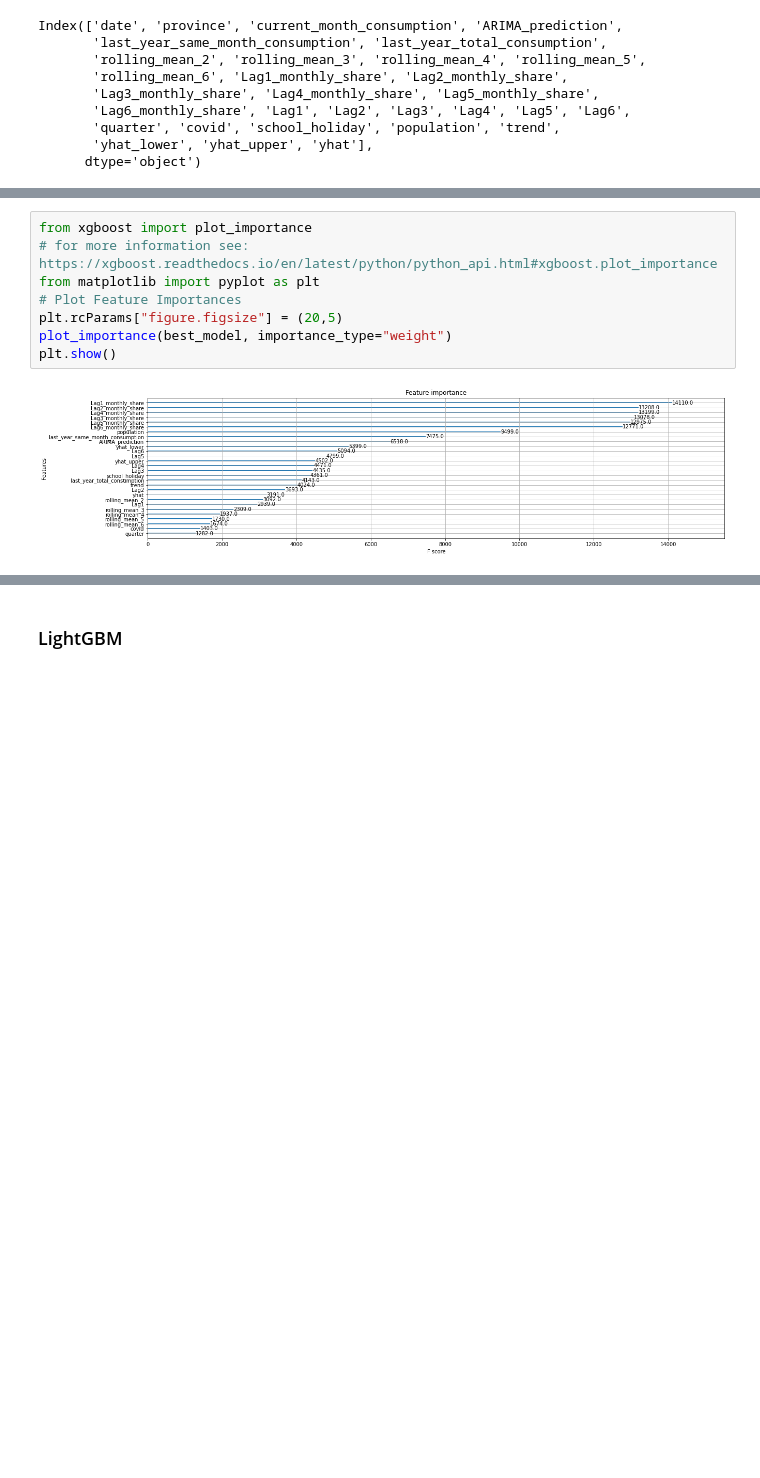
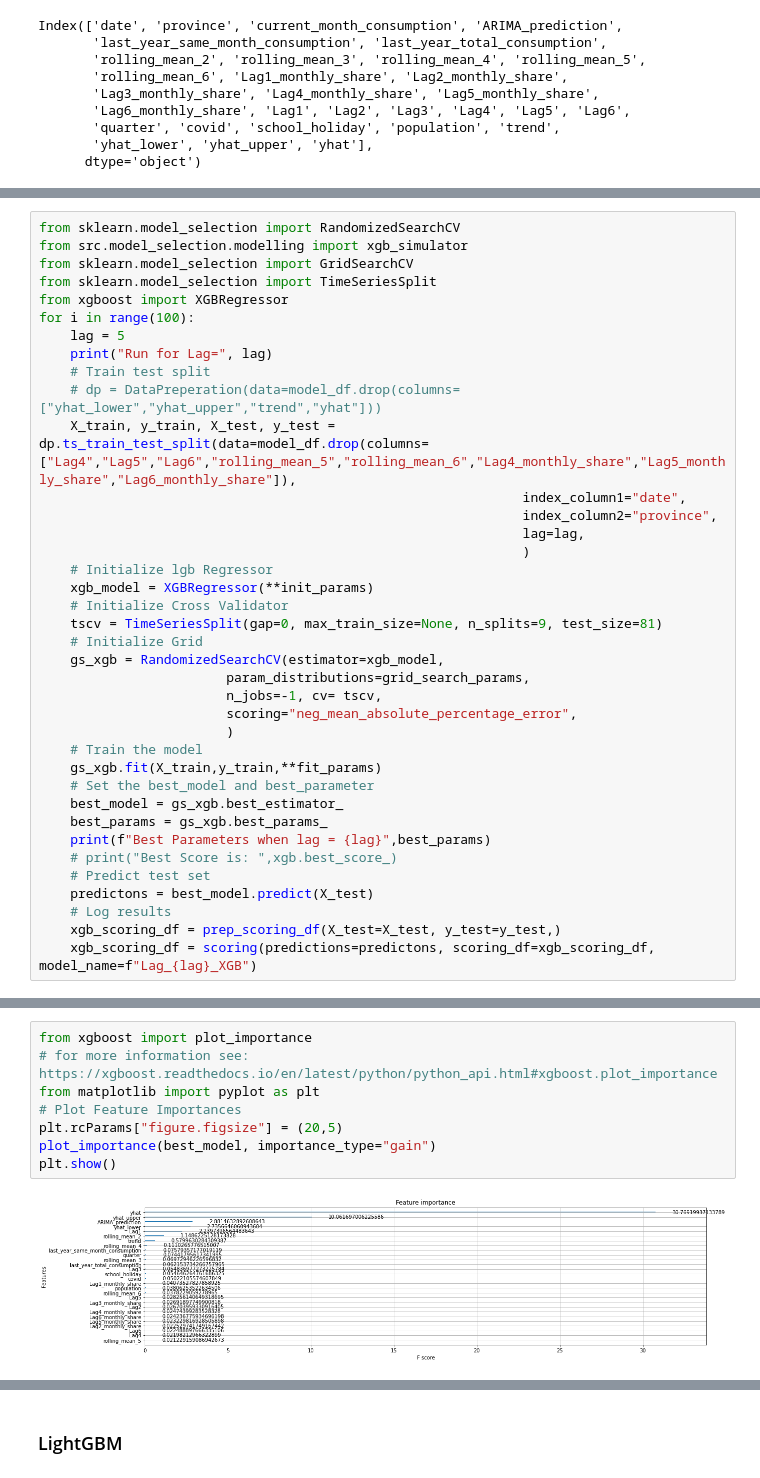
Before and after one commit to dberkerdem/diesel_consumption_prediction, a Jupyter notebook: fine_tune.ipynb, the cells around one changed output, grey strips where cells are left out. Drawn from its saved outputs; the diff is of its cells as text; blank space fills up the shorter version.

```diff
--- a/fine_tune.ipynb
+++ b/fine_tune.ipynb
@@ -189,0 +178,38 @@ Number of records greater than 5 percent error: 74
+# %%
+from sklearn.model_selection import RandomizedSearchCV
+from src.model_selection.modelling import xgb_simulator
+from sklearn.model_selection import GridSearchCV
+from sklearn.model_selection import TimeSeriesSplit
+from xgboost import XGBRegressor
+for i in range(100):
+    lag = 5
+    print("Run for Lag=", lag)
+    # Train test split
+    # dp = DataPreperation(data=model_df.drop(columns=["yhat_lower","yhat_upper","trend","yhat"]))
+    X_train, y_train, X_test, y_test = dp.ts_train_test_split(data=model_df.drop(columns=["Lag4","Lag5","Lag6","rolling_mean_5","rolling_mean_6","Lag4_monthly_share","Lag5_monthly_share","Lag6_monthly_share"]),
+                                                              index_column1="date",
+                                                              index_column2="province",
+                                                              lag=lag,
+                                                              )
+    # Initialize lgb Regressor
+    xgb_model = XGBRegressor(**init_params)
+    # Initialize Cross Validator
+    tscv = TimeSeriesSplit(gap=0, max_train_size=None, n_splits=9, test_size=81)
+    # Initialize Grid
+    gs_xgb = RandomizedSearchCV(estimator=xgb_model,
+                        param_distributions=grid_search_params,
+                        n_jobs=-1, cv= tscv,
+                        scoring="neg_mean_absolute_percentage_error",
+                        )
+    # Train the model
+    gs_xgb.fit(X_train,y_train,**fit_params)
+    # Set the best_model and best_parameter
+    best_model = gs_xgb.best_estimator_
+    best_params = gs_xgb.best_params_
+    print(f"Best Parameters when lag = {lag}",best_params)
+    # print("Best Score is: ",xgb.best_score_)
+    # Predict test set
+    predictons = best_model.predict(X_test)
+    # Log results
+    xgb_scoring_df = prep_scoring_df(X_test=X_test, y_test=y_test,)
+    xgb_scoring_df = scoring(predictions=predictons, scoring_df=xgb_scoring_df, model_name=f"Lag_{lag}_XGB")
@@ -190,10 +260,10 @@ Number of records greater than 5 percent error: 74
 # %%
 from xgboost import plot_importance
 # for more information see: https://xgboost.readthedocs.io/en/latest/python/python_api.html#xgboost.plot_importance
 from matplotlib import pyplot as plt
 # Plot Feature Importances
 plt.rcParams["figure.figsize"] = (20,5)
-plot_importance(best_model, importance_type="weight")
+plot_importance(best_model, importance_type="gain")
 plt.show()
 # %% [output]
-[figure, old version]
+[figure, new version]
```
Also changed, not shown: parts of 13 cells of this notebook.
